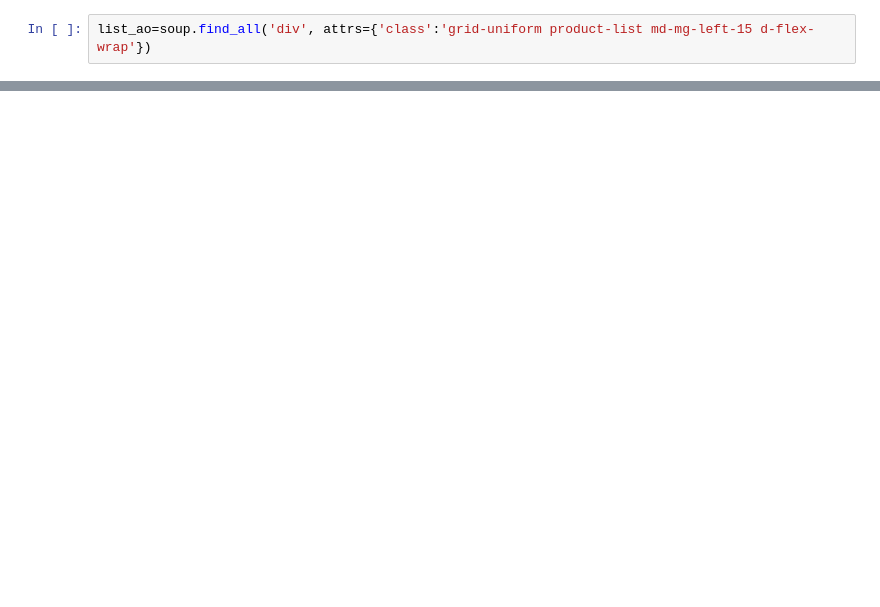
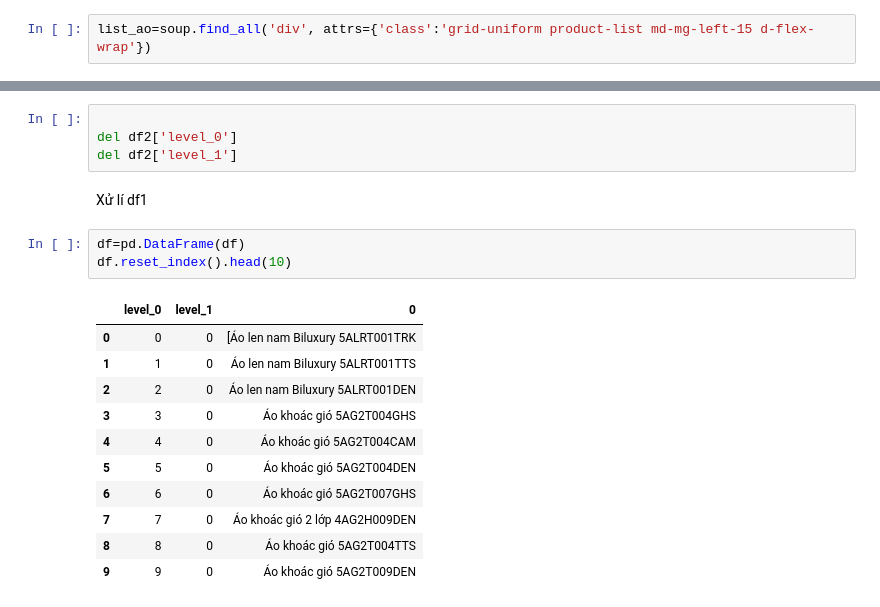
Before and after one commit to trinhvanypro1/Learning-Python-Advanced, a Jupyter notebook: Swapping_Web_DoAn.ipynb, the cells around one changed output, grey strips where cells are left out. Cells and saved outputs as stored; diff of their text form; blank space fills up the shorter version.

```diff
--- a/Swapping_Web_DoAn.ipynb
+++ b/Swapping_Web_DoAn.ipynb
@@ -63,0 +168,21 @@ dtype: object
+# %%
+
+del df2['level_0']
+del df2['level_1']
+# %% [markdown]
+Xử lí df1
+# %%
+df=pd.DataFrame(df)
+df.reset_index().head(10)
+# %% [output]
+|  | level_0 | level_1 | 0 |
+| 0 | 0 | 0 | [Áo len nam Biluxury 5ALRT001TRK |
+| 1 | 1 | 0 | Áo len nam Biluxury 5ALRT001TTS |
+| 2 | 2 | 0 | Áo len nam Biluxury 5ALRT001DEN |
+| 3 | 3 | 0 | Áo khoác gió 5AG2T004GHS |
+| 4 | 4 | 0 | Áo khoác gió 5AG2T004CAM |
+| 5 | 5 | 0 | Áo khoác gió 5AG2T004DEN |
+| 6 | 6 | 0 | Áo khoác gió 5AG2T007GHS |
+| 7 | 7 | 0 | Áo khoác gió 2 lớp 4AG2H009DEN |
+| 8 | 8 | 0 | Áo khoác gió 5AG2T004TTS |
+| 9 | 9 | 0 | Áo khoác gió 5AG2T009DEN |
```
Also changed, not shown: parts of 26 cells of this notebook.
